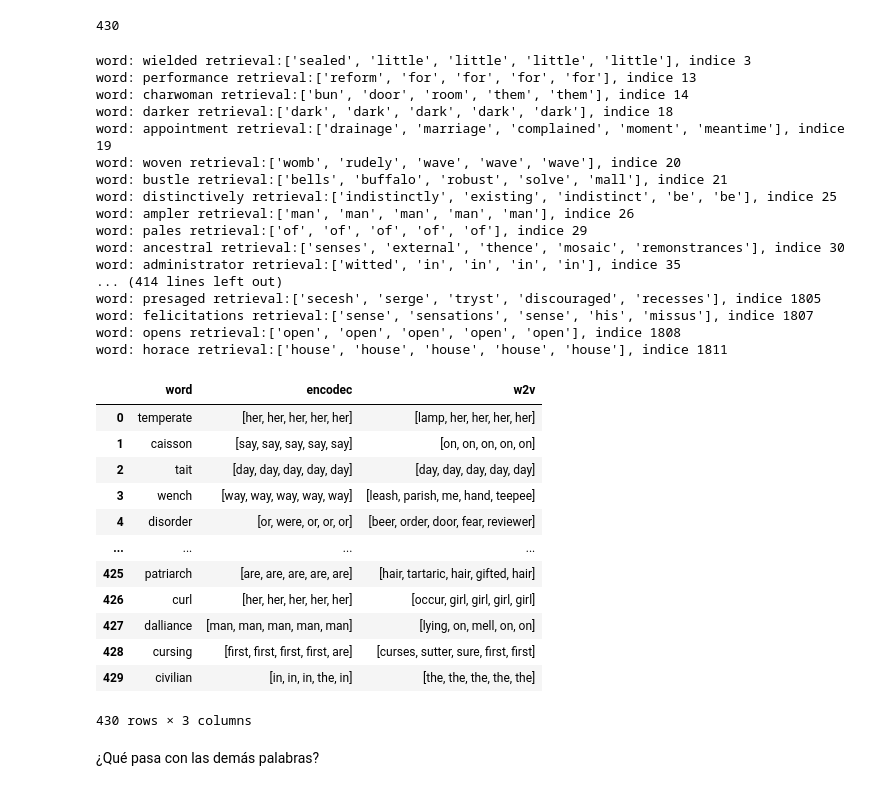
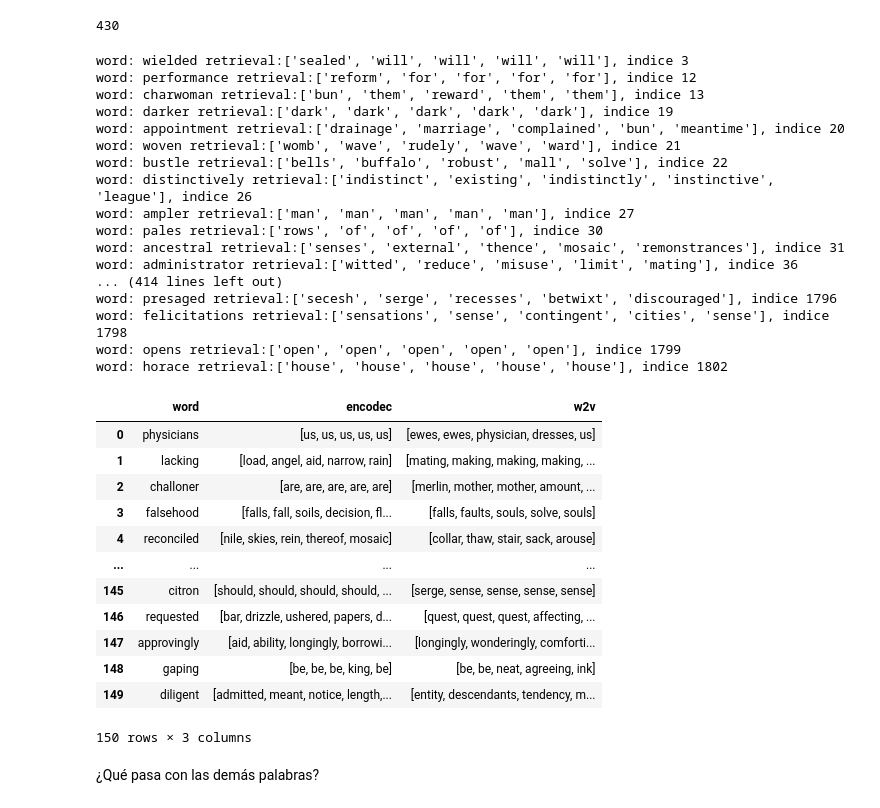
Before and after one commit to ceciliabolanos/layer-analysis, a Jupyter notebook: results/experiment3_audio_vs_speech/ results_retrieval.ipynb, the cells around one changed output. Saved outputs shown, nothing was run; the diff lists cells and outputs as text; code cells hidden in the pictures.

```diff
--- a/results/experiment3_audio_vs_speech/ results_retrieval.ipynb
+++ b/results/experiment3_audio_vs_speech/ results_retrieval.ipynb
@@ -3,7 +3,7 @@ import json
 import numpy as np
 from collections import Counter
 
-with open('retrieval_base_layer7_bert-base-uncased_layer0_p4_k100.json', 'r') as f:
+with open('retrieval_base_layer7_bert-base-uncased_layer1_p4_k100.json', 'r') as f:
     encodecmae_bert = json.load(f)
 
 with open('retrieval_wav2vec2_layer6_bert-base-uncased_layer0_p4_k100.json', 'r') as f:
@@ -72,12 +72,16 @@ Consideramos palabras mal devueltas si no aparece la palabra que deberia en el t
 keys_test = [encodecmae_bert['all_values'][i] for i in encodecmae_bert['rows_deleted']]
 total = len(keys_test)
 words_encodec = []
+count = 0
 for i in range(total):
     word = keys_test[i]
     k_1 = encodecmae_bert['retrieval_indices'][i]
     if not any(encodecmae_bert['keys_anchors'][index] == word for index in k_1 if index < len(encodecmae_bert['keys_anchors'])):
         word_retrieval =  [encodecmae_bert['keys_anchors'][k_1] for k_1 in encodecmae_bert['retrieval_indices'][i]]
         words_encodec.append([word, word_retrieval])
+        count +=1
         print(f"word: {word} retrieval:{word_retrieval}, indice {i}")
         print('---------')
+print(f'porcentaje de no devueltas: {count/total}')
+print(f'palabras: {count}')
 # %% [output]
@@ -102,14 +106,18 @@ word: horace retrieval:['horse', 'horse', 'horse', 'horse', 'horse'], indice 703
 keys_test = [w2v_bert['all_values'][i] for i in w2v_bert['rows_deleted']]
 total = len(keys_test)
 words_w2v = []
+count = 0
 for i in range(total):
     word = keys_test[i]
     k_1 = w2v_bert['retrieval_indices'][i]
     if not any(w2v_bert['keys_anchors'][index] == word for index in k_1 if index < len(w2v_bert['keys_anchors'])):
         word_retrieval =  [w2v_bert['keys_anchors'][k_1] for k_1 in w2v_bert['retrieval_indices'][i]]
         words_w2v.append([word, word_retrieval])
+        count +=1
         print(f"word: {word} retrieval:{word_retrieval}, indice {i}")
         print('---------')
+print(f'porcentaje de no devueltas: {count/total}')
+print(f'palabras: {count}')
 # %% [output]
 word: cross retrieval:['across', 'across', 'across', 'across', 'across'], indice 12
 ---------
@@ -225,24 +233,25 @@ for i in range(len(words_w2v)):
         count += 1
         print(f"word: {word} retrieval:{words_w2v[i][1]}, indice {i}")
 # %% [output]
-word: wielded retrieval:['sealed', 'little', 'little', 'little', 'little'], indice 3
-word: performance retrieval:['reform', 'for', 'for', 'for', 'for'], indice 13
-word: charwoman retrieval:['bun', 'door', 'room', 'them', 'them'], indice 14
-word: darker retrieval:['dark', 'dark', 'dark', 'dark', 'dark'], indice 18
-word: appointment retrieval:['drainage', 'marriage', 'complained', 'moment', 'meantime'], indice 19
-word: woven retrieval:['womb', 'rudely', 'wave', 'wave', 'wave'], indice 20
-word: bustle retrieval:['bells', 'buffalo', 'robust', 'solve', 'mall'], indice 21
-word: distinctively retrieval:['indistinctly', 'existing', 'indistinct', 'be', 'be'], indice 25
-word: ampler retrieval:['man', 'man', 'man', 'man', 'man'], indice 26
-word: pales retrieval:['of', 'of', 'of', 'of', 'of'], indice 29
-word: ancestral retrieval:['senses', 'external', 'thence', 'mosaic', 'remonstrances'], indice 30
-word: administrator retrieval:['witted', 'in', 'in', 'in', 'in'], indice 35
+word: wielded retrieval:['sealed', 'will', 'will', 'will', 'will'], indice 3
+word: performance retrieval:['reform', 'for', 'for', 'for', 'for'], indice 12
+word: charwoman retrieval:['bun', 'them', 'reward', 'them', 'them'], indice 13
+word: darker retrieval:['dark', 'dark', 'dark', 'dark', 'dark'], indice 19
+word: appointment retrieval:['drainage', 'marriage', 'complained', 'bun', 'meantime'], indice 20
+word: woven retrieval:['womb', 'wave', 'rudely', 'wave', 'ward'], indice 21
+word: bustle retrieval:['bells', 'buffalo', 'robust', 'mall', 'solve'], indice 22
+word: distinctively retrieval:['indistinct', 'existing', 'indistinctly', 'instinctive', 'league'], indice 26
+word: ampler retrieval:['man', 'man', 'man', 'man', 'man'], indice 27
+word: pales retrieval:['rows', 'of', 'of', 'of', 'of'], indice 30
+word: ancestral retrieval:['senses', 'external', 'thence', 'mosaic', 'remonstrances'], indice 31
+word: administrator retrieval:['witted', 'reduce', 'misuse', 'limit', 'mating'], indice 36
 ... (414 lines left out)
-word: presaged retrieval:['secesh', 'serge', 'tryst', 'discouraged', 'recesses'], indice 1805
-word: felicitations retrieval:['sense', 'sensations', 'sense', 'his', 'missus'], indice 1807
-word: opens retrieval:['open', 'open', 'open', 'open', 'open'], indice 1808
-word: horace retrieval:['house', 'house', 'house', 'house', 'house'], indice 1811
+word: presaged retrieval:['secesh', 'serge', 'recesses', 'betwixt', 'discouraged'], indice 1796
+word: felicitations retrieval:['sensations', 'sense', 'contingent', 'cities', 'sense'], indice 1798
+word: opens retrieval:['open', 'open', 'open', 'open', 'open'], indice 1799
+word: horace retrieval:['house', 'house', 'house', 'house', 'house'], indice 1802
 # %%
+import pandas as pd
 words_w2v_counter = [item[0] for item in words_w2v_unique]
 words_encodec_counter = [item[0] for item in words_encodec_unique]
 
@@ -258,21 +267,23 @@ data = {
 
 df_unique = pd.DataFrame(data)
 
-df_unique
+df_unique.to_csv('retrieval_unique.csv')
-# %% [output]
-|  | word | encodec | w2v |
-| 0 | temperate | [her, her, her, her, her] | [lamp, her, her, her, her] |
-| 1 | caisson | [say, say, say, say, say] | [on, on, on, on, on] |
-| 2 | tait | [day, day, day, day, day] | [day, day, day, day, day] |
-| 3 | wench | [way, way, way, way, way] | [leash, parish, me, hand, teepee] |
-| 4 | disorder | [or, were, or, or, or] | [beer, order, door, fear, reviewer] |
-| ... | ... | ... | ... |
-| 425 | patriarch | [are, are, are, are, are] | [hair, tartaric, hair, gifted, hair] |
-| 426 | curl | [her, her, her, her, her] | [occur, girl, girl, girl, girl] |
-| 427 | dalliance | [man, man, man, man, man] | [lying, on, mell, on, on] |
-| 428 | cursing | [first, first, first, first, are] | [curses, sutter, sure, first, first] |
-| 429 | civilian | [in, in, in, the, in] | [the, the, the, the, the] |
-430 rows × 3 columns
+# %%
+df_unique[:150]
+# %% [output]
+|  | word | encodec | w2v |
+| 0 | physicians | [us, us, us, us, us] | [ewes, ewes, physician, dresses, us] |
+| 1 | lacking | [load, angel, aid, narrow, rain] | [mating, making, making, making, ... |
+| 2 | challoner | [are, are, are, are, are] | [merlin, mother, mother, amount, ... |
+| 3 | falsehood | [falls, fall, soils, decision, fl... | [falls, faults, souls, solve, souls] |
+| 4 | reconciled | [nile, skies, rein, thereof, mosaic] | [collar, thaw, stair, sack, arouse] |
+| ... | ... | ... | ... |
+| 145 | citron | [should, should, should, should, ... | [serge, sense, sense, sense, sense] |
+| 146 | requested | [bar, drizzle, ushered, papers, d... | [quest, quest, quest, affecting, ... |
+| 147 | approvingly | [aid, ability, longingly, borrowi... | [longingly, wonderingly, comforti... |
+| 148 | gaping | [be, be, be, king, be] | [be, be, neat, agreeing, ink] |
+| 149 | diligent | [admitted, meant, notice, length,... | [entity, descendants, tendency, m... |
+150 rows × 3 columns
 # %% [markdown]
 ¿Qué pasa con las demás palabras?
 # %%
```
Also changed, not shown: parts of 13 cells of this notebook, 7 other files.
